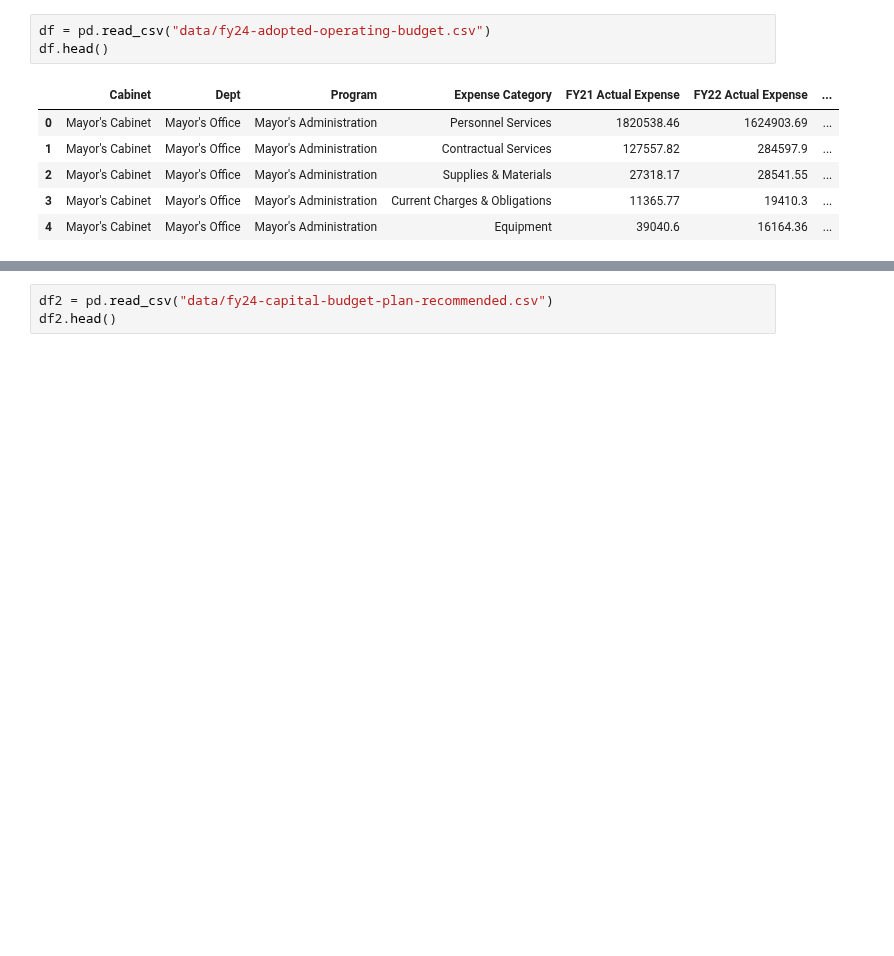
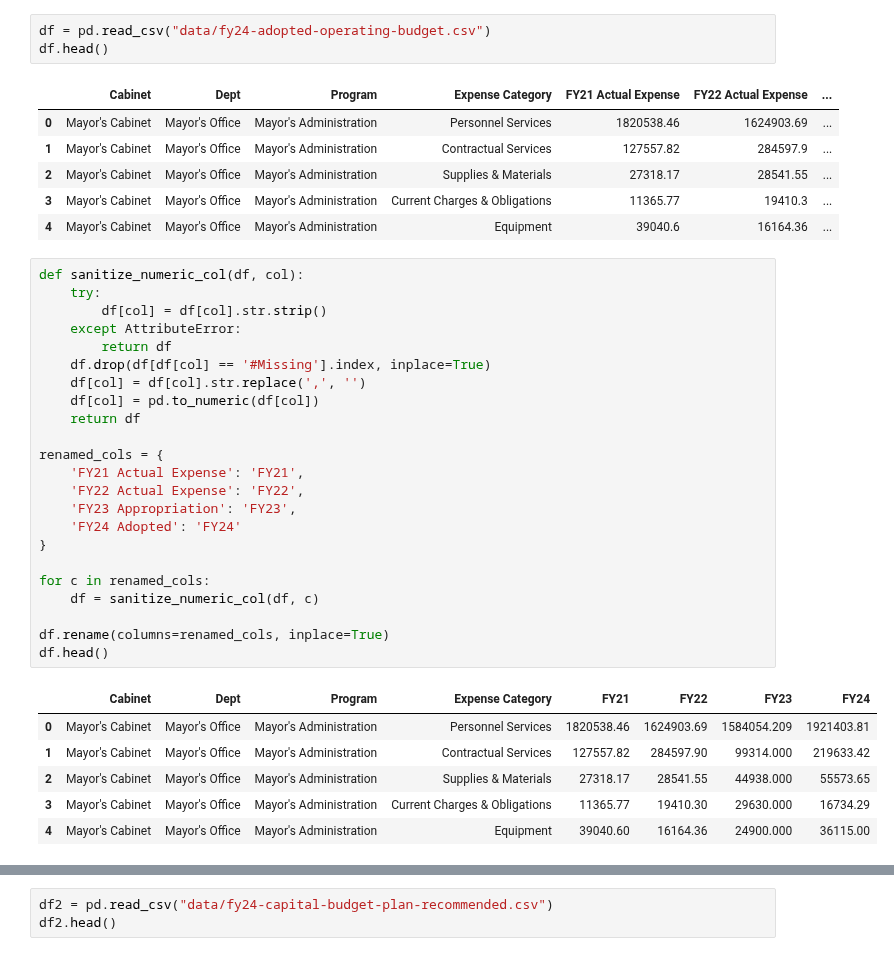
Before and after one commit to BU-Spark/ds-boston-city-budget, a Jupyter notebook: fa23-team-a/project.ipynb, the cells around one changed output, grey strips where cells are left out. Drawn from its saved outputs; the diff is of its cells as text; blank space fills up the shorter version.

```diff
--- a/fa23-team-a/project.ipynb
+++ b/fa23-team-a/project.ipynb
@@ -10,3 +11,33 @@ df.head()
 | 2 | Mayor's Cabinet | Mayor's Office | Mayor's Administration | Supplies & Materials | 27318.17 | 28541.55 | ... |
 | 3 | Mayor's Cabinet | Mayor's Office | Mayor's Administration | Current Charges & Obligations | 11365.77 | 19410.3 | ... |
 | 4 | Mayor's Cabinet | Mayor's Office | Mayor's Administration | Equipment | 39040.6 | 16164.36 | ... |
+# %%
+def sanitize_numeric_col(df, col):
+    try:
+        df[col] = df[col].str.strip()
+    except AttributeError:
+        return df
+    df.drop(df[df[col] == '#Missing'].index, inplace=True)
+    df[col] = df[col].str.replace(',', '')
+    df[col] = pd.to_numeric(df[col])
+    return df
+
+renamed_cols = {
+    'FY21 Actual Expense': 'FY21',
+    'FY22 Actual Expense': 'FY22',
+    'FY23 Appropriation': 'FY23',
+    'FY24 Adopted': 'FY24'
+}
+
+for c in renamed_cols:
+    df = sanitize_numeric_col(df, c)
+
+df.rename(columns=renamed_cols, inplace=True)
+df.head()
+# %% [output]
+|  | Cabinet | Dept | Program | Expense Category | FY21 | FY22 | FY23 | FY24 |
+| 0 | Mayor's Cabinet | Mayor's Office | Mayor's Administration | Personnel Services | 1820538.46 | 1624903.69 | 1584054.209 | 1921403.81 |
+| 1 | Mayor's Cabinet | Mayor's Office | Mayor's Administration | Contractual Services | 127557.82 | 284597.90 | 99314.000 | 219633.42 |
+| 2 | Mayor's Cabinet | Mayor's Office | Mayor's Administration | Supplies & Materials | 27318.17 | 28541.55 | 44938.000 | 55573.65 |
+| 3 | Mayor's Cabinet | Mayor's Office | Mayor's Administration | Current Charges & Obligations | 11365.77 | 19410.30 | 29630.000 | 16734.29 |
+| 4 | Mayor's Cabinet | Mayor's Office | Mayor's Administration | Equipment | 39040.60 | 16164.36 | 24900.000 | 36115.00 |
```
Also changed, not shown: parts of 5 cells of this notebook.
